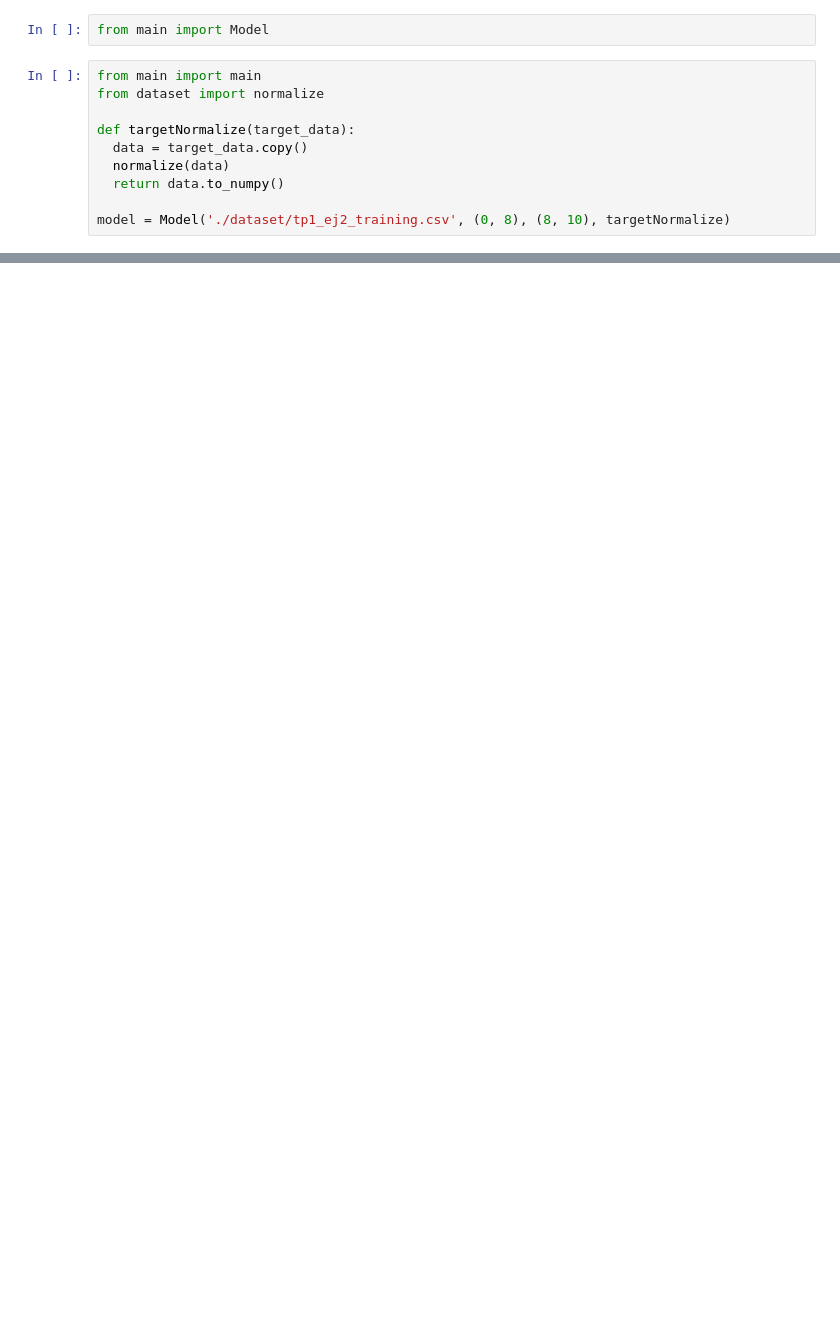
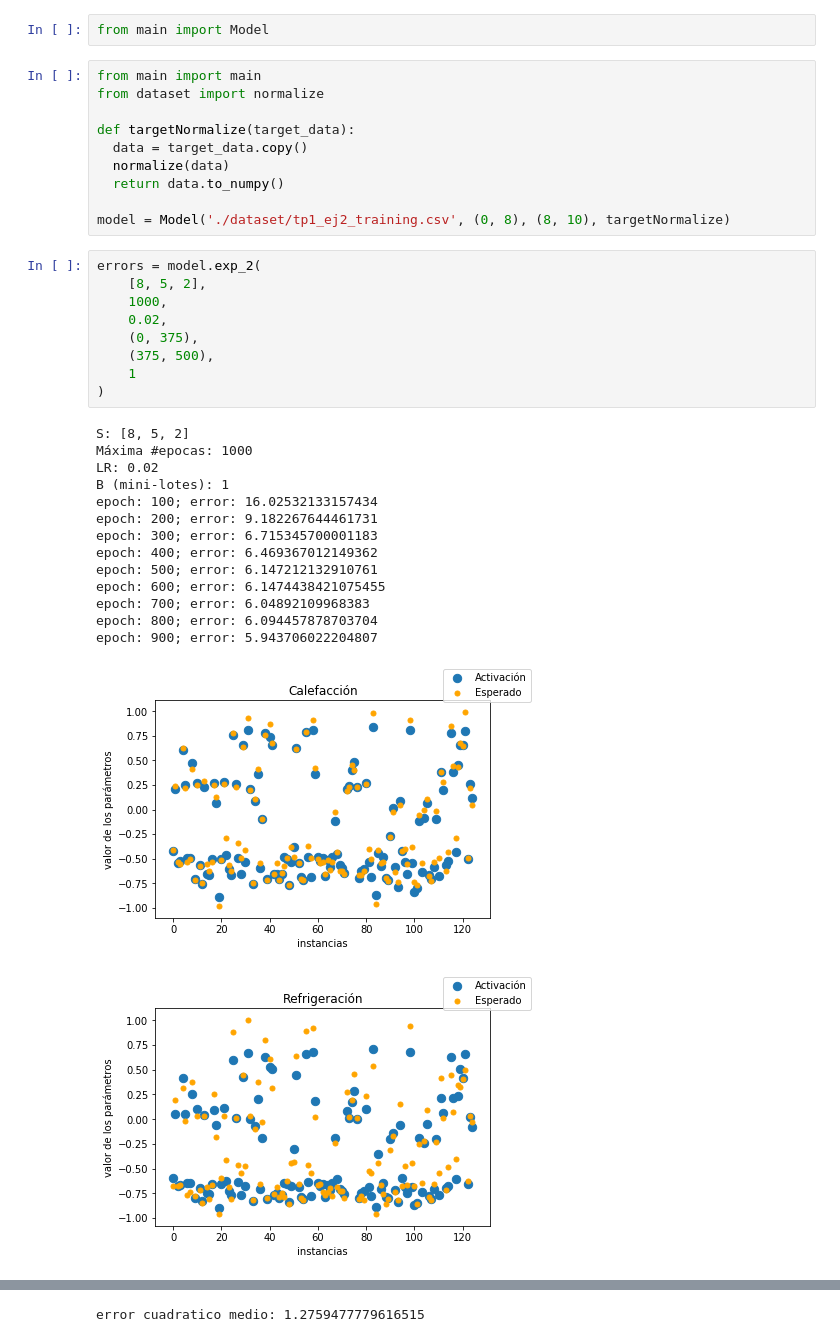
Before and after one commit to joaconafta/RedNeu-TP1, a Jupyter notebook: exp_ej2.ipynb, the cells around one changed output, grey strips where cells are left out. Drawn from its saved outputs; the diff is of its cells as text; blank space fills up the shorter version.

```diff
--- a/exp_ej2.ipynb
+++ b/exp_ej2.ipynb
@@ -10,3 +10,28 @@ def targetNormalize(target_data):
   return data.to_numpy()
 
 model = Model('./dataset/tp1_ej2_training.csv', (0, 8), (8, 10), targetNormalize)
+# %%
+errors = model.exp_2(
+    [8, 5, 2],
+    1000,
+    0.02,
+    (0, 375),
+    (375, 500),
+    1
+)
+# %% [output]
+S: [8, 5, 2]
+Máxima #epocas: 1000
+LR: 0.02
+B (mini-lotes): 1
+epoch: 100; error: 16.02532133157434
+epoch: 200; error: 9.182267644461731
+epoch: 300; error: 6.715345700001183
+epoch: 400; error: 6.469367012149362
+epoch: 500; error: 6.147212132910761
+epoch: 600; error: 6.1474438421075455
+epoch: 700; error: 6.04892109968383
+epoch: 800; error: 6.094457878703704
+epoch: 900; error: 5.943706022204807
+[figure, added]
+[figure, added]
@@ -12,0 +39 @@ model = Model('./dataset/tp1_ej2_training.csv', (0, 8), (8, 10), targetNormalize
+error cuadratico medio: 1.2759477779616515
```
Also changed, not shown: parts of 25 cells of this notebook.
